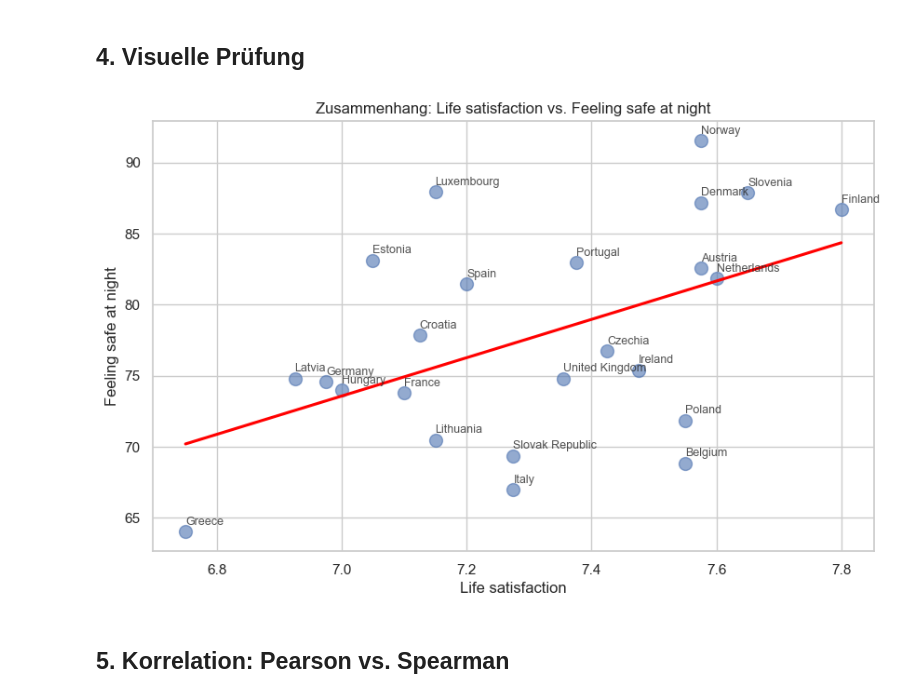
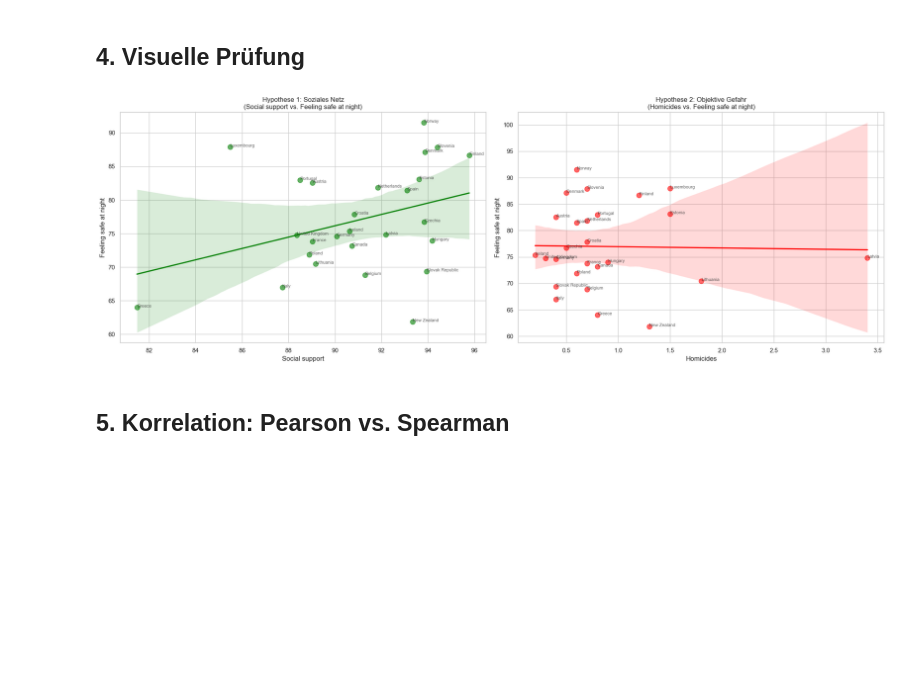
Before and after one commit to flurinasophie/Statistik_Projekt_OECDWellBeing, a Jupyter notebook: notebooks/03_Correlation_and_Relationships.ipynb, the cells around one changed output. Drawn from its saved outputs; the diff is of its cells as text; code cells hidden in the pictures; blank space fills up the shorter version.

```diff
--- a/notebooks/03_Correlation_and_Relationships.ipynb
+++ b/notebooks/03_Correlation_and_Relationships.ipynb
@@ -121,29 +99,26 @@ y_val = target_var
-# %%
-if x_val in df_corr.columns and y_val in df_corr.columns:
-    plt.figure(figsize=(10, 6))
-
-    sns.regplot(data=df_corr, x=x_val, y=y_val, ci=None,
-                scatter_kws={'s': 100, 'alpha': 0.6},
-                line_kws={"color": "red"})
-
-    for i in range(df_corr.shape[0]):
-        plt.text(
-            df_corr[x_val].iloc[i],
-            df_corr[y_val].iloc[i]+0.5,
-            df_corr.index[i],
-            fontsize=9,
-            alpha=0.8
-        )
-
-    plt.title(f"Zusammenhang: {x_val} vs. {y_val}")
-    plt.xlabel(x_val)
-    plt.ylabel(y_val)
-    plt.show()
-
-else:
-    print(f"Variable {x_val} nicht im Datensatz gefunden.")
-# %% [output]
-[figure, removed]
+# %%
+fig, ax = plt.subplots(1, 2, figsize=(20, 7))
+
+# Plot 1: Social Support
+sns.regplot(data=df_corr, x="Social support", y=target_var, ax=ax[0],
+            color="green", scatter_kws={'s': 80, 'alpha': 0.6})
+ax[0].set_title(f"Hypothese 1: Soziales Netz\n(Social support vs. {target_var})")
+
+# Plot 2: Homicides
+sns.regplot(data=df_corr, x="Homicides", y=target_var, ax=ax[1],
+            color="red", scatter_kws={'s': 80, 'alpha': 0.6})
+ax[1].set_title(f"Hypothese 2: Objektive Gefahr\n(Homicides vs. {target_var})")
+
+for i in range(df_corr.shape[0]):
+    ax[0].text(df_corr["Social support"].iloc[i], df_corr[target_var].iloc[i],
+               df_corr.index[i], fontsize=8, alpha=0.7)
+    ax[1].text(df_corr["Homicides"].iloc[i], df_corr[target_var].iloc[i],
+               df_corr.index[i], fontsize=8, alpha=0.7)
+
+plt.tight_layout()
+plt.show()
+# %% [output]
+[figure, added]
 # %% [markdown]
 ## 5. Korrelation: Pearson vs. Spearman
 # %% [markdown]
```
Also changed, not shown: parts of 15 cells of this notebook, 1 other file.
